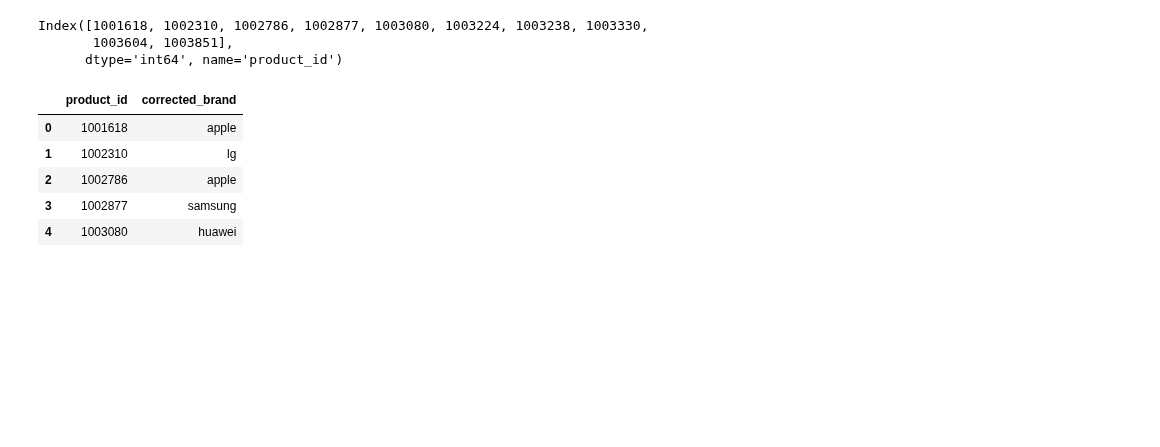
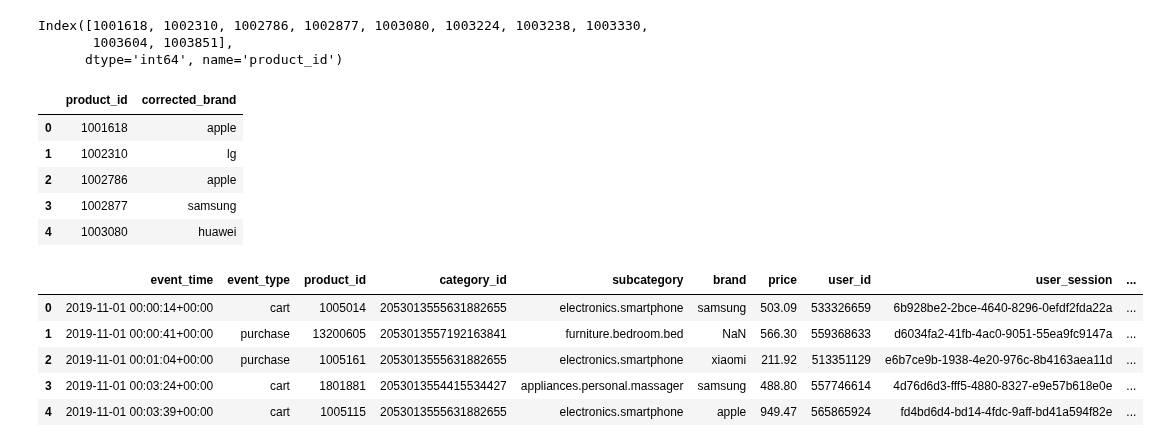
Before and after one commit to jeremysb1/data_analysis_projects, a Jupyter notebook: metrics.ipynb, the cells around one changed output. Saved outputs shown, nothing was run; the diff lists cells and outputs as text; code cells hidden in the pictures; blank space fills up the shorter version.

Commit message:
added new columns to event data

```diff
--- a/metrics.ipynb
+++ b/metrics.ipynb
@@ -348,3 +348,34 @@ corrected_brands.head()
 | 2 | 1002786 | apple |
 | 3 | 1002877 | samsung |
 | 4 | 1003080 | huawei |
+# %%
+events = events.merge(corrected_brands, on="product_id", how="left")
+events.loc[events["corrected_brand"].notnull(), "brand"] = \
+    events.loc[events["corrected_brand"].notnull(), "corrected_brand"]
+
+assert (
+    len(events[["product_id", "category", "subcategory", "brand"]]
+        .drop_duplicates())
+    ==
+    events["product_id"].nunique()
+)
+# %%
+def get_product_name(row):
+    brand = ""
+
+    # only include brand if it's available
+    if isinstance(row["brand"], str):
+        brand = row["brand"]
+
+    return f"{str(row['product_id'])} - {brand} {row['subcategory']}"
+
+events["product_name"] = events.apply(get_product_name, axis=1)
+
+events.head()
+# %% [output]
+|  | event_time | event_type | product_id | category_id | subcategory | brand | price | user_id | user_session | ... |
+| 0 | 2019-11-01 00:00:14+00:00 | cart | 1005014 | 2053013555631882655 | electronics.smartphone | samsung | 503.09 | 533326659 | 6b928be2-2bce-4640-8296-0efdf2fda22a | ... |
+| 1 | 2019-11-01 00:00:41+00:00 | purchase | 13200605 | 2053013557192163841 | furniture.bedroom.bed | NaN | 566.30 | 559368633 | d6034fa2-41fb-4ac0-9051-55ea9fc9147a | ... |
+| 2 | 2019-11-01 00:01:04+00:00 | purchase | 1005161 | 2053013555631882655 | electronics.smartphone | xiaomi | 211.92 | 513351129 | e6b7ce9b-1938-4e20-976c-8b4163aea11d | ... |
+| 3 | 2019-11-01 00:03:24+00:00 | cart | 1801881 | 2053013554415534427 | appliances.personal.massager | samsung | 488.80 | 557746614 | 4d76d6d3-fff5-4880-8327-e9e57b618e0e | ... |
+| 4 | 2019-11-01 00:03:39+00:00 | cart | 1005115 | 2053013555631882655 | electronics.smartphone | apple | 949.47 | 565865924 | fd4bd6d4-bd14-4fdc-9aff-bd41a594f82e | ... |
```
